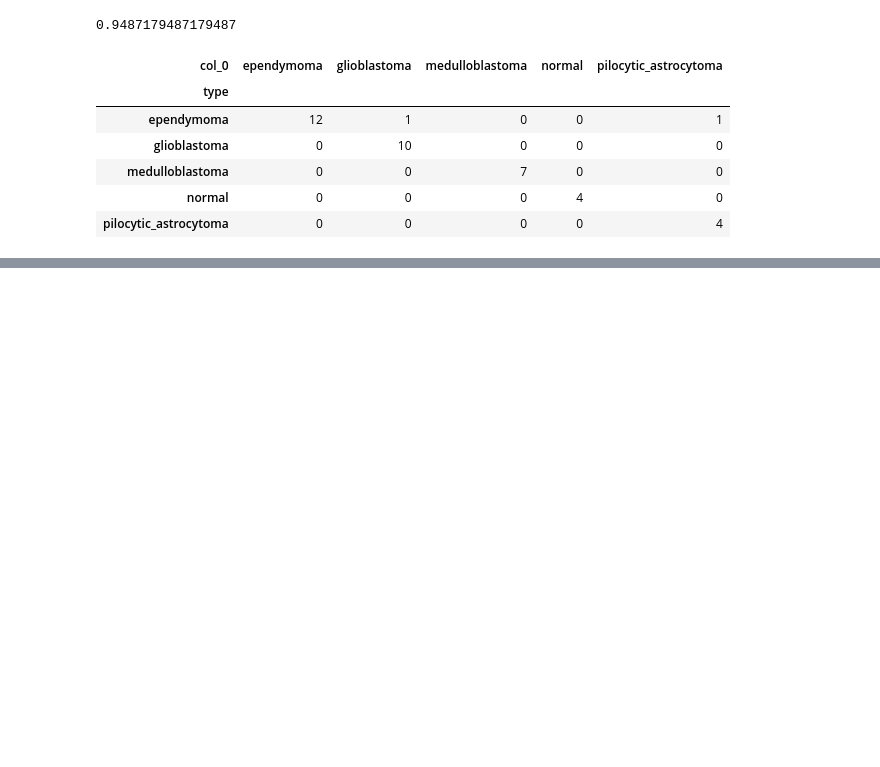
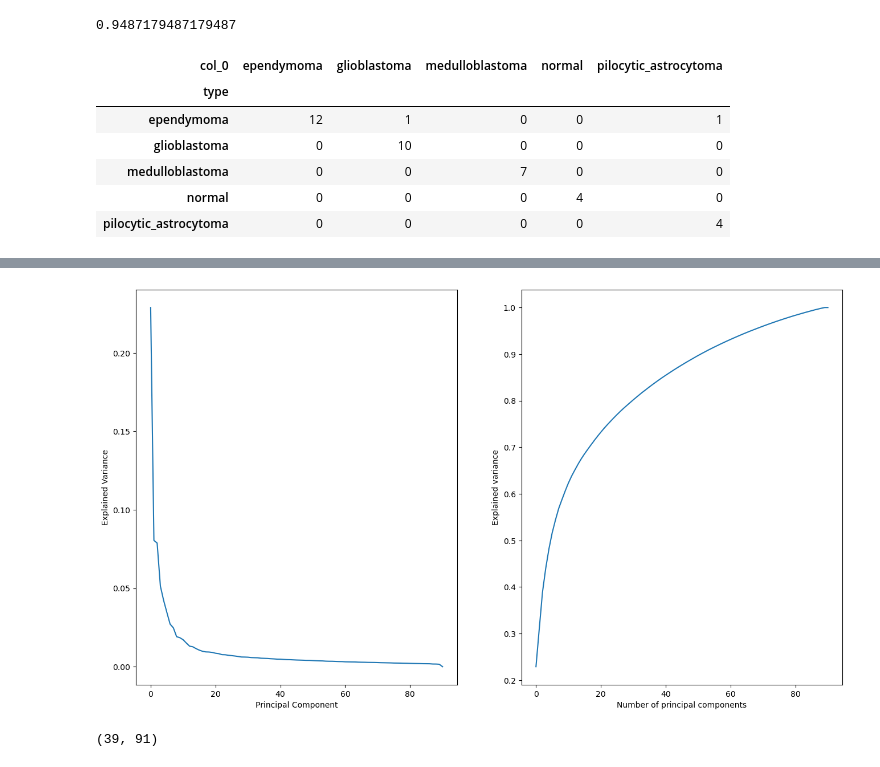
Before and after one commit to MATF-istrazivanje-podataka-1/2023_Data_Mining_Brain_cancer_Dataset, a Jupyter notebook: about_dataset.ipynb, the cells around one changed output, grey strips where cells are left out. Saved outputs shown, nothing was run; the diff lists cells and outputs as text; code cells hidden in the pictures; blank space fills up the shorter version.

```diff
--- a/about_dataset.ipynb
+++ b/about_dataset.ipynb
@@ -270,3 +287,12 @@ pd.crosstab(y_test,y_predict)
 | medulloblastoma | 0 | 0 | 7 | 0 | 0 |
 | normal | 1 | 1 | 0 | 2 | 0 |
 | pilocytic_astrocytoma | 0 | 1 | 0 | 0 | 3 |
+# %%
+X_train, X_test, y_train, y_test, pca_names,df = load_preprocess_data('../2023_Data_Mining_Brain_cancer_Dataset/dataset/Brain_GSE50161.csv',
+                                                                    ['samples','type'], 'type')
+# %% [output]
+[figure, added]
+# %%
+X_test.shape
+# %% [output]
+(39, 91)
```
Also changed, not shown: parts of 10 cells of this notebook, 3 other files.
